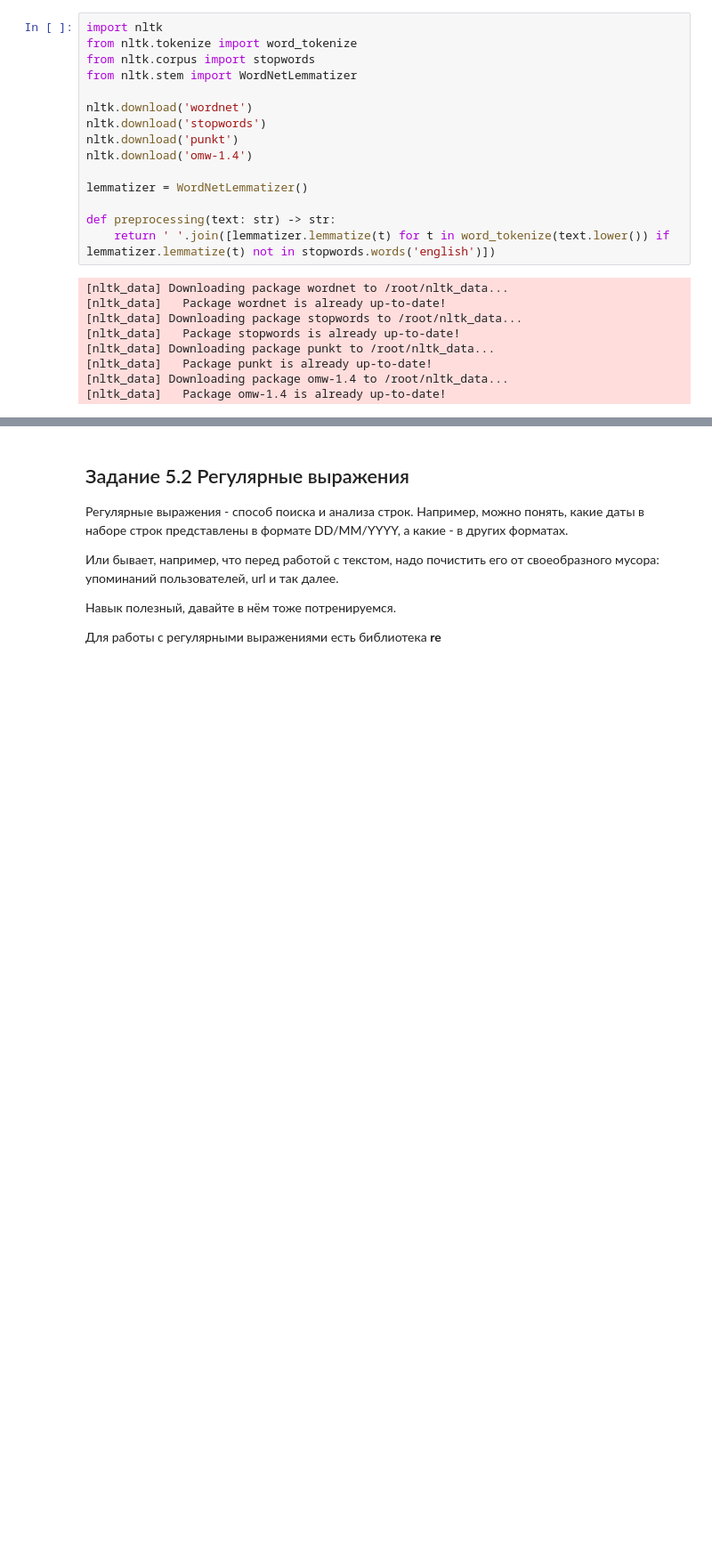
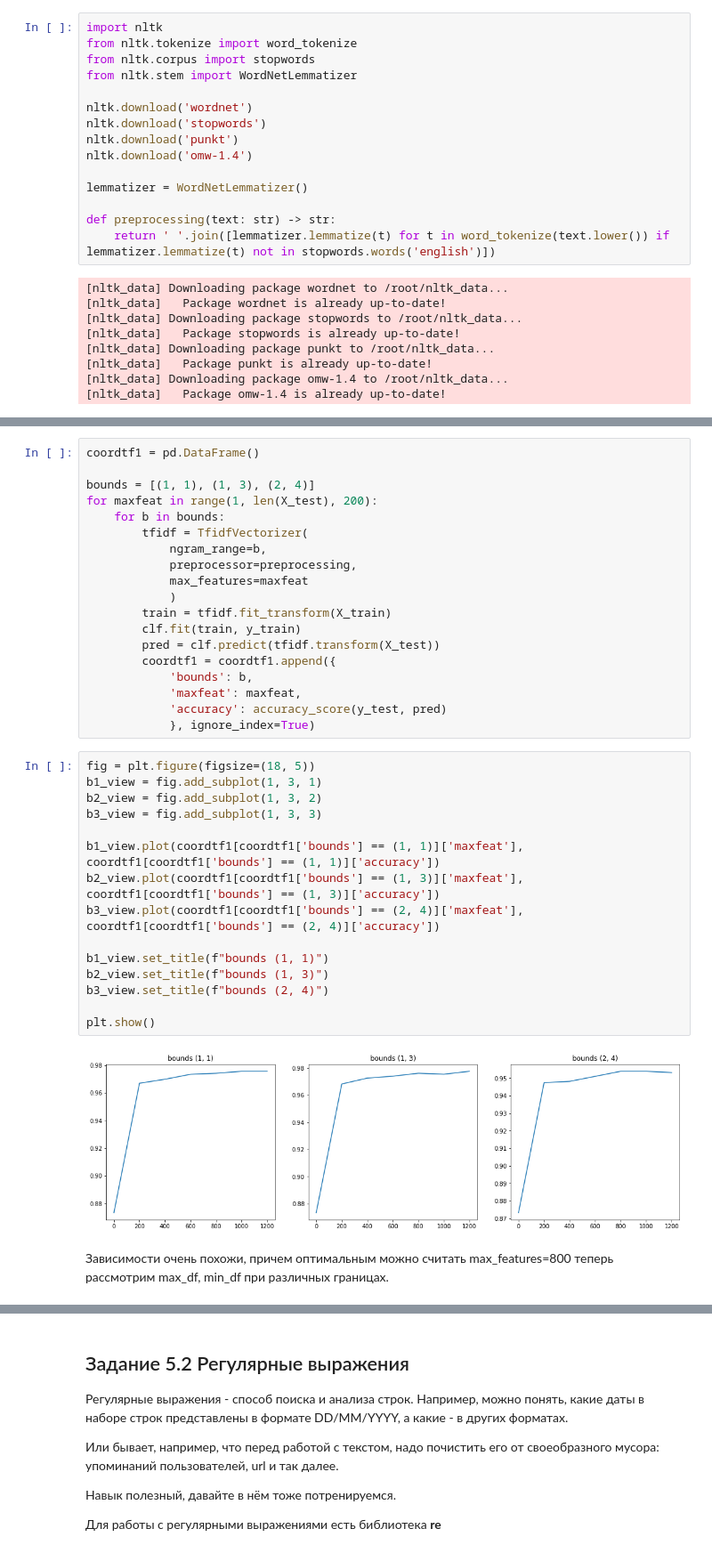
Before and after one commit to eispoohw/CS493-Math-Methods-in-ML, a Jupyter notebook: lab5.ipynb, the cells around one changed output, grey strips where cells are left out. Shown at 89% size. Cells and saved outputs as stored; diff of their text form; blank space fills up the shorter version.

```diff
--- a/lab5.ipynb
+++ b/lab5.ipynb
@@ -67,0 +151,38 @@ def preprocessing(text: str) -> str:
+# %%
+coordtf1 = pd.DataFrame()
+
+bounds = [(1, 1), (1, 3), (2, 4)]
+for maxfeat in range(1, len(X_test), 200):
+    for b in bounds:
+        tfidf = TfidfVectorizer(
+            ngram_range=b,
+            preprocessor=preprocessing,
+            max_features=maxfeat
+            )
+        train = tfidf.fit_transform(X_train)
+        clf.fit(train, y_train)
+        pred = clf.predict(tfidf.transform(X_test))
+        coordtf1 = coordtf1.append({
+            'bounds': b,
+            'maxfeat': maxfeat,
+            'accuracy': accuracy_score(y_test, pred)
+            }, ignore_index=True)
+# %%
+fig = plt.figure(figsize=(18, 5))
+b1_view = fig.add_subplot(1, 3, 1)
+b2_view = fig.add_subplot(1, 3, 2)
+b3_view = fig.add_subplot(1, 3, 3)
+
+b1_view.plot(coordtf1[coordtf1['bounds'] == (1, 1)]['maxfeat'], coordtf1[coordtf1['bounds'] == (1, 1)]['accuracy'])
+b2_view.plot(coordtf1[coordtf1['bounds'] == (1, 3)]['maxfeat'], coordtf1[coordtf1['bounds'] == (1, 3)]['accuracy'])
+b3_view.plot(coordtf1[coordtf1['bounds'] == (2, 4)]['maxfeat'], coordtf1[coordtf1['bounds'] == (2, 4)]['accuracy'])
+
+b1_view.set_title(f"bounds (1, 1)")
+b2_view.set_title(f"bounds (1, 3)")
+b3_view.set_title(f"bounds (2, 4)")
+
+plt.show()
+# %% [output]
+[figure, added]
+# %% [markdown]
+Зависимости очень похожи, причем оптимальным можно считать max_features=800 теперь рассмотрим max_df, min_df при различных границах.
```
Also changed, not shown: parts of 21 cells of this notebook.
